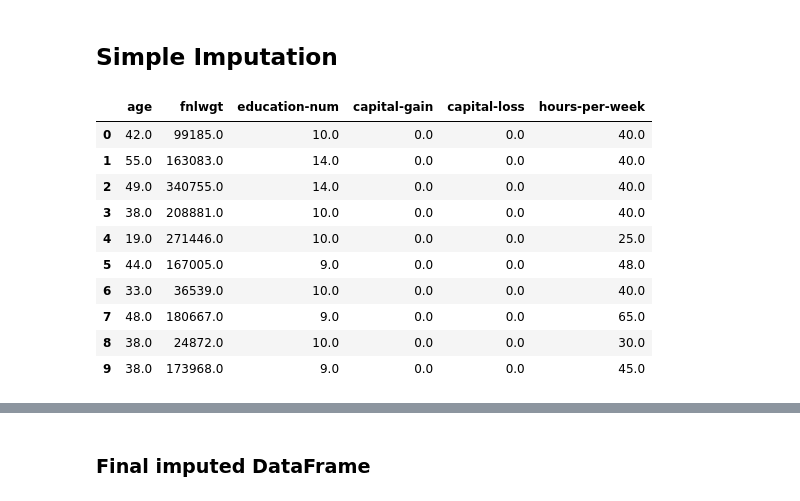
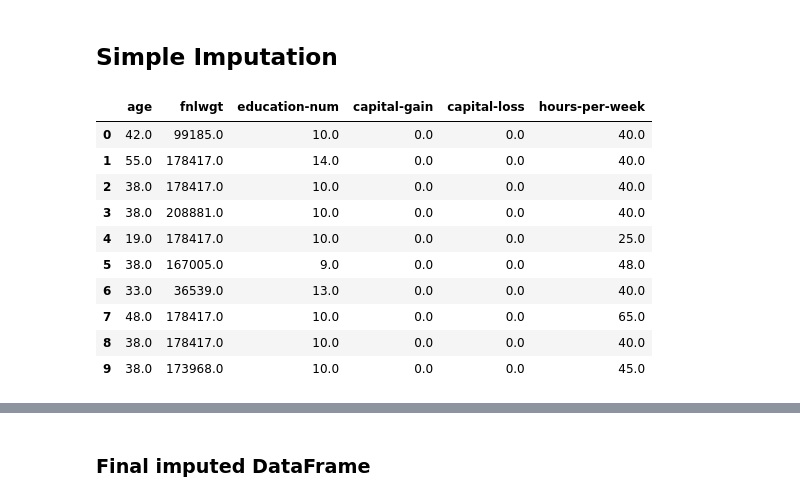
Before and after one commit to VladMarianCimpeanu/DIQ-assignment, a Jupyter notebook: code/simple_imputation_adult.ipynb, the cells around one changed output, grey strips where cells are left out. Saved outputs shown, nothing was run; the diff lists cells and outputs as text; code cells hidden in the pictures.

```diff
--- a/code/simple_imputation_adult.ipynb
+++ b/code/simple_imputation_adult.ipynb
@@ -1,7 +1,7 @@
 # %%
 import pandas as pd
 import numpy as np
-import code.dirty_completeness as dc
+import utility.dirty_completeness as dc
 import matplotlib.pyplot as plt
 import seaborn as sns
 sns.set_context('paper', font_scale=1.4)
@@ -10,7 +10,7 @@ sns.set_style('darkgrid')
 from sklearn.experimental import enable_iterative_imputer
 from sklearn.impute import SimpleImputer, KNNImputer, IterativeImputer
 
-df_adult = pd.read_csv('datasets/adult.csv')
+df_adult = pd.read_csv('../datasets/adult.csv')
 df_list_adult = dc.injection(df_adult, 1, 'adult', 'income')
 # %% [output]
 saved adult-completeness50%
@@ -32,6 +32,8 @@ df_list_adult[4].head(10)
 | 7 | 48.0 | Private | NaN | HS-grad | 9.0 | Divorced | Transport-moving | Not-in-family | ... |
 | 8 | NaN | Private | 24872.0 | Some-college | 10.0 | Separated | Transport-moving | NaN | ... |
 | 9 | 38.0 | Private | 173968.0 | HS-grad | 9.0 | Married-civ-spouse | Craft-repair | Husband | ... |
+# %%
+working_df = df_list_adult[1]
 # %% [markdown]
 #### here we discovered that education and education-num are perfectly correlated
 # %%
@@ -83,24 +85,24 @@ columns = categorical + integer
 ## Simple Imputation
 # %%
 # imputate integer values using the median
-df_integer = df_list_adult[4][integer].copy()
+df_integer = working_df[integer].copy()
 
 simple_imputer = SimpleImputer(missing_values=np.NaN, strategy='median') #define the imputer model
 adult_integer_imp = simple_imputer.fit_transform(df_integer) # returns numpy array
 df_integer_imputed = pd.DataFrame(adult_integer_imp, columns=integer)
 df_integer_imputed.head(10)
 # %% [output]
 |  | age | fnlwgt | education-num | capital-gain | capital-loss | hours-per-week |
 | 0 | 42.0 | 99185.0 | 10.0 | 0.0 | 0.0 | 40.0 |
-| 1 | 55.0 | 163083.0 | 14.0 | 0.0 | 0.0 | 40.0 |
-| 2 | 49.0 | 340755.0 | 14.0 | 0.0 | 0.0 | 40.0 |
+| 1 | 55.0 | 178417.0 | 14.0 | 0.0 | 0.0 | 40.0 |
+| 2 | 38.0 | 178417.0 | 10.0 | 0.0 | 0.0 | 40.0 |
 | 3 | 38.0 | 208881.0 | 10.0 | 0.0 | 0.0 | 40.0 |
-| 4 | 19.0 | 271446.0 | 10.0 | 0.0 | 0.0 | 25.0 |
-| 5 | 44.0 | 167005.0 | 9.0 | 0.0 | 0.0 | 48.0 |
-| 6 | 33.0 | 36539.0 | 10.0 | 0.0 | 0.0 | 40.0 |
-| 7 | 48.0 | 180667.0 | 9.0 | 0.0 | 0.0 | 65.0 |
-| 8 | 38.0 | 24872.0 | 10.0 | 0.0 | 0.0 | 30.0 |
-| 9 | 38.0 | 173968.0 | 9.0 | 0.0 | 0.0 | 45.0 |
+| 4 | 19.0 | 178417.0 | 10.0 | 0.0 | 0.0 | 25.0 |
+| 5 | 38.0 | 167005.0 | 9.0 | 0.0 | 0.0 | 48.0 |
+| 6 | 33.0 | 36539.0 | 13.0 | 0.0 | 0.0 | 40.0 |
+| 7 | 48.0 | 178417.0 | 10.0 | 0.0 | 0.0 | 65.0 |
+| 8 | 38.0 | 178417.0 | 10.0 | 0.0 | 0.0 | 40.0 |
+| 9 | 38.0 | 173968.0 | 10.0 | 0.0 | 0.0 | 45.0 |
 # %%
 df_cat = df_list_adult[4][categorical].copy()
 df_cat.head(10)
```
Also changed, not shown: parts of 17 cells of this notebook, 1 other file.
